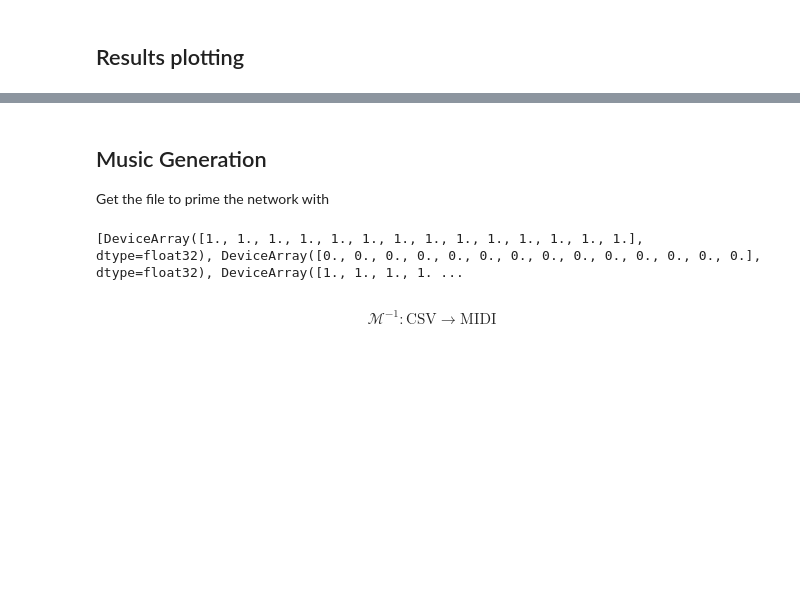
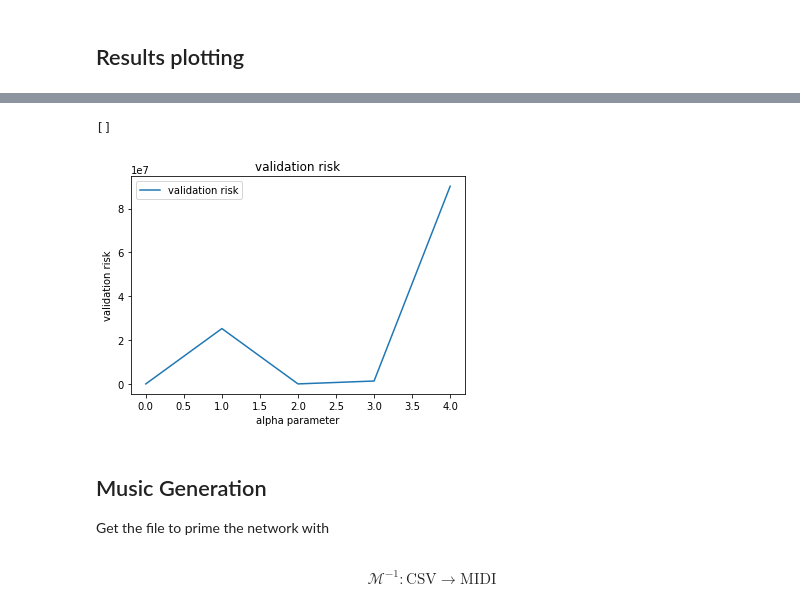
Before and after one commit to matthjs/semesterProjectNN, a Jupyter notebook: networks/RNNtest.ipynb, the cells around one changed output, grey strips where cells are left out. Cells and saved outputs as stored; diff of their text form; code cells hidden in the pictures; blank space fills up the shorter version.

```diff
--- a/networks/RNNtest.ipynb
+++ b/networks/RNNtest.ipynb
@@ -587,13 +552,21 @@ in the cross validations setup the testing data is
 the validation set and is simply used to measure the
 testing loss next to the training loss
 """
-def train(params, u_train, y_train, u_test, y_test, alpha, n_epochs=3):
+def train(params, u_train, y_train, u_test, y_test, alpha, n_epochs=15, batch_size=128):
     train_loss = []
     test_loss = []
     for epoch in range(n_epochs):
+        # make sure batch size is appropriate for amount of training samples
         start_time = time.time()
+        n_batches = math.ceil(u_train.shape[0] / batch_size)
+        for batch_idx in range(n_batches):
+            start = batch_idx * batch_size
+            end = -1 if batch_idx == (n_batches - 1) else start + batch_size
+            u_batch = u_train[start:end, :]
+            y_batch = y_train[start:end, :]
+            params = update(params, u_batch, y_batch, alpha)
 
-        params = update(params, u_train, y_train, alpha)
+        #params = update(params, u_train, y_train, alpha)
         train_loss.append(loss(params, u_train, y_train, alpha))
         test_loss.append(loss(params, u_test, y_test, alpha))
 
@@ -607,12 +580,18 @@ def train(params, u_train, y_train, u_test, y_test, alpha, n_epochs=3):
 """
 same as train but without testing set to measure testing loss
 """
-def train2(params, u_train, y_train, r, n_epochs=2):
+def train2(params, u_train, y_train, r, n_epochs=2, batch_size=128):
     train_loss = []
     for epoch in range(n_epochs):
         start_time = time.time()
+        n_batches = math.ceil(u_train.shape[0] / batch_size)
+        for batch_idx in range(n_batches):
+            start = batch_idx * batch_size
+            end = -1 if batch_idx == (n_batches - 1) else start + batch_size
+            u_batch = u_train[start:end, :]
+            y_batch = y_train[start:end, :]
+            params = update(params, u_batch, y_batch, r)
 
-        params = update(params, u_train, y_train, r)
         train_loss.append(loss(params, u_train, y_train, r))
 
         epoch_time = time.time() - start_time
@@ -625,9 +604,8 @@ if (TRAINING_ON and not RC_ON):
     # given S, params, loss/emprical risk, r (regularization)
     # Hyperparameters
     print(len(S))
-    print(S[0][0].shape)
     step_size=1e-2
-    k = 2   # k fold cross validation
+    k = 10   # k fold cross validation
     # r is the hyperparameter (here r = alpha for the regularization)
     validation_risk_r = []
 
@@ -646,7 +624,7 @@ if (TRAINING_ON and not RC_ON):
 
     full_train_loss = []
     full_test_loss = [] # loss on validation set
-    for r in range(0, 3):
+    for r in range(0, 5):
         validation_risk = []
         for j in range(0, k):
             V = S_k.pop(j)                          # validation set
@@ -738,3 +704,15 @@ plt.plot()
+# %%
+fig, axs = plt.subplots()
+axs.set_title('validation risk')
+axs.plot(validation_risk_r, label='validation risk')
+axs.set_ylabel('validation risk')
+axs.set_xlabel('alpha parameter')
+axs.legend()
+
+plt.plot()
+# %% [output]
+[]
+[figure, added]
 # %% [markdown]
 ## Music Generation
 Get the file to prime the network with
@@ -758,24 +736,23 @@ df1 = pd.read_csv('drumDemo.csv', skipfooter=2, skiprows=8, engine='python', nam
 
 u_prime = D(df1, h, maxTime)[0]
 """
-u_prime = S[0][0]
-n_stop = 1000
-n_output = 4000
+selection = [S[0][0], S[1][0], S[2][0], S[3][0]]
+for u_prime in selection:
+    n_stop = 2000
 
-y_signal = []
-x = np.zeros((L,))
-for n in range(n_stop):
-    x, y = apply_fun_scan(params, x, u_prime[n])
-    y_signal.append(y)
 
+    y_signal = []
+    x = np.zeros((L,))
+    for n in range(n_stop):
+        x, y = apply_fun_scan(params, x, u_prime[n])
+        y_signal.append(y)
+
+n_output = 2000
 for n in range(n_output):
     x, y = apply_fun_scan(params, x, y)
     y_signal.append(y)
 
-print(y_signal)
 dfo = D_inv(np.array(y_signal), h_inv)
-# %% [output]
-[DeviceArray([1., 1., 1., 1., 1., 1., 1., 1., 1., 1., 1., 1., 1., 1.], dtype=float32), DeviceArray([0., 0., 0., 0., 0., 0., 0., 0., 0., 0., 0., 0., 0., 0.], dtype=float32), DeviceArray([1., 1., 1., 1. ...
 # %% [markdown]
 $$
 \mathcal{M}^{-1} : \text{CSV} \rightarrow \text{MIDI}
```
Also changed, not shown: parts of 18 cells of this notebook, 54 other files.
